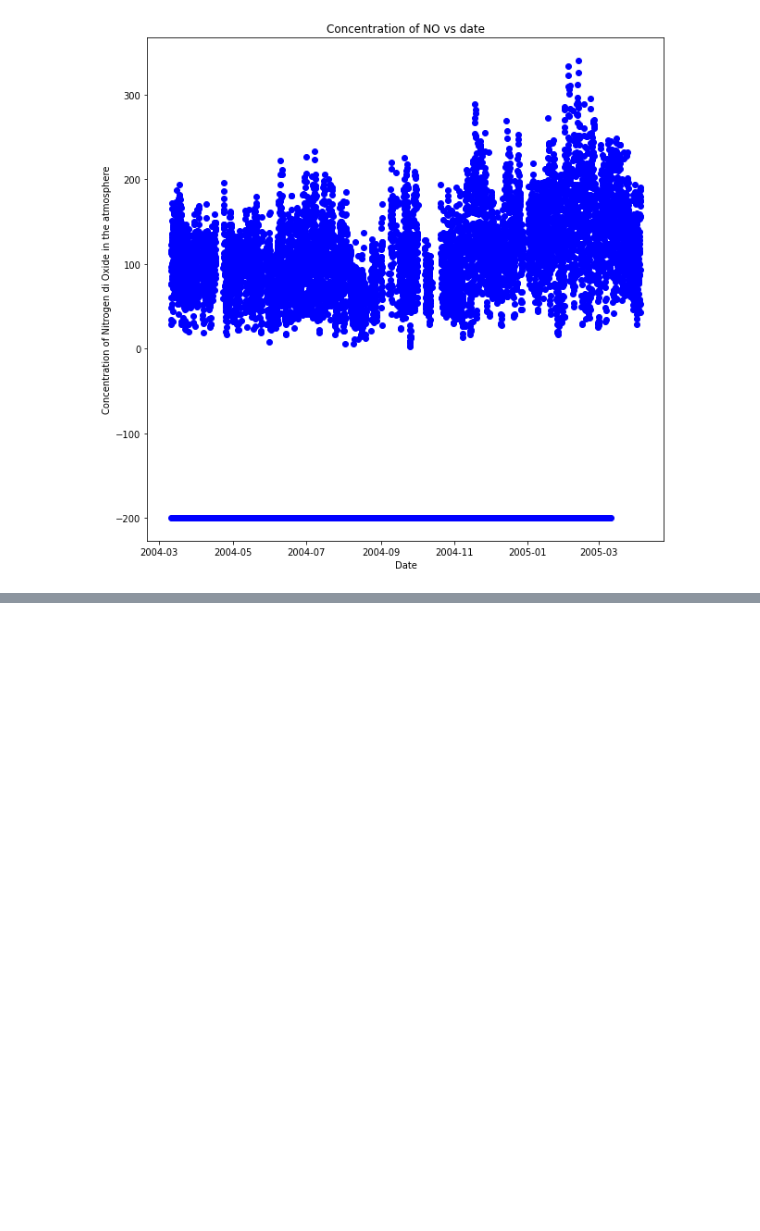
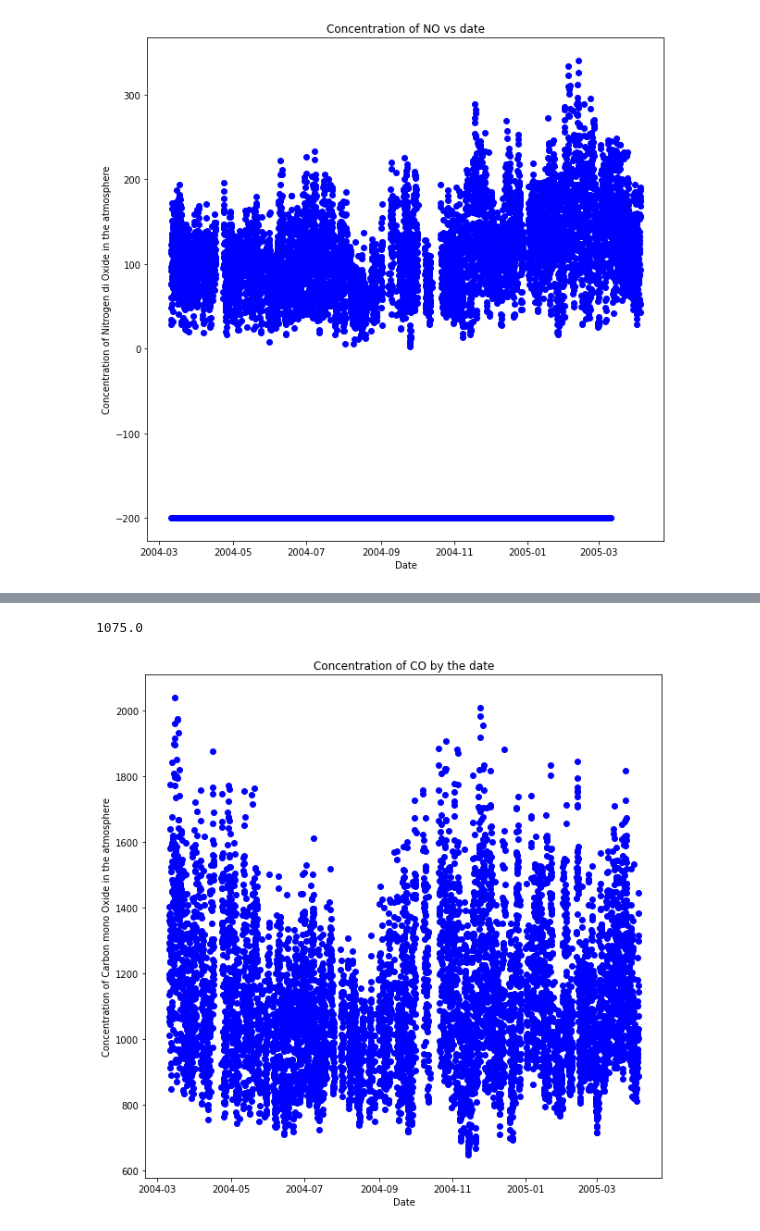
Before and after one commit to pk2971/Air-Quality-vs-Temperature-time-series, a Jupyter notebook: Air_Quality_time_series_forecasting.ipynb, the cells around one changed output, grey strips where cells are left out. Drawn from its saved outputs; the diff is of its cells as text; code cells hidden in the pictures; blank space fills up the shorter version.

```diff
--- a/Air_Quality_time_series_forecasting.ipynb
+++ b/Air_Quality_time_series_forecasting.ipynb
@@ -76,0 +118,17 @@ plt.show()
+# %%
+median=df.loc[df['PT08.S1(CO)']!=-200,'PT08.S1(CO)'].median()
+df.loc[df['PT08.S1(CO)']==-200,'PT08.S1(CO)']=np.nan
+df['PT08.S1(CO)'].fillna(median,inplace=True)
+median
+# %% [output]
+1075.0
+# %%
+fig, ax = plt.subplots(figsize=(10, 10))
+ax.scatter(df['DateTime'],df['PT08.S1(CO)'],color='blue')
+ax.set(xlabel="Date",
+       ylabel="Concentration of Carbon mono Oxide in the atmosphere",
+       title="Concentration of CO by the date")
+
+plt.show()
+# %% [output]
+[figure, added]
```
Also changed, not shown: parts of 16 cells of this notebook.
